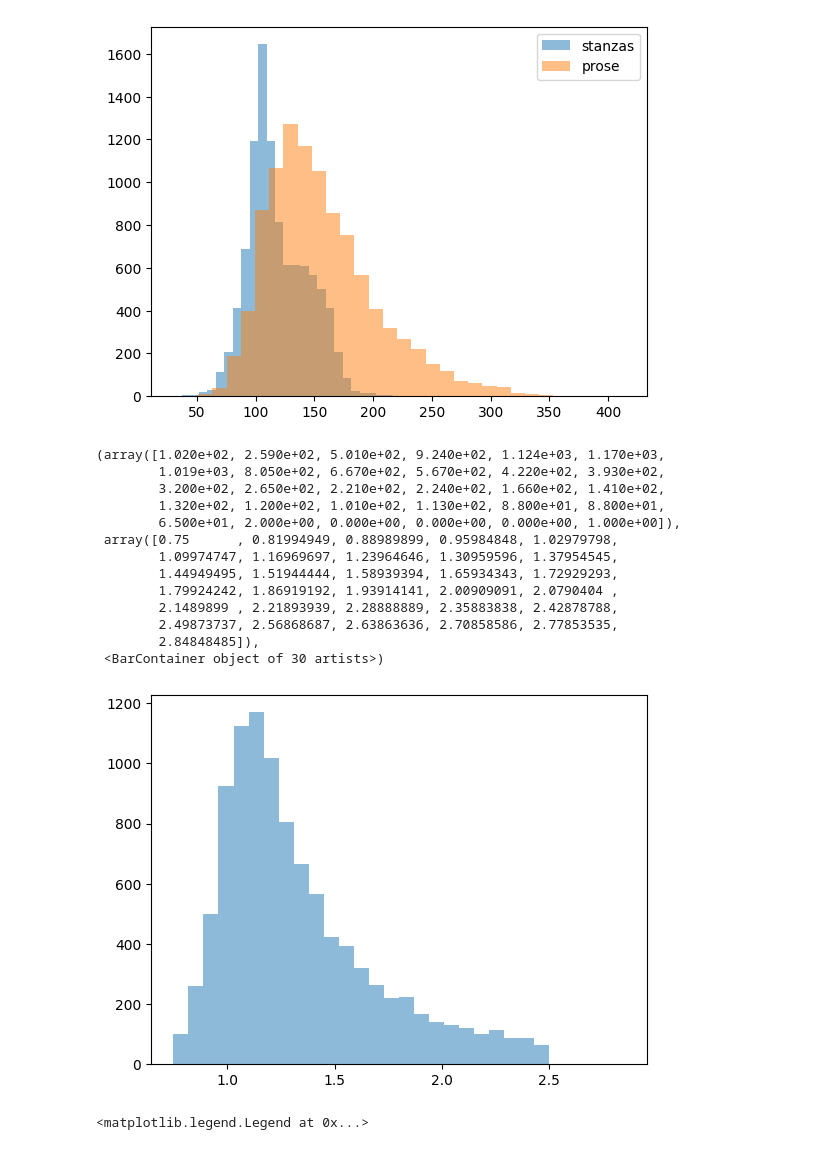
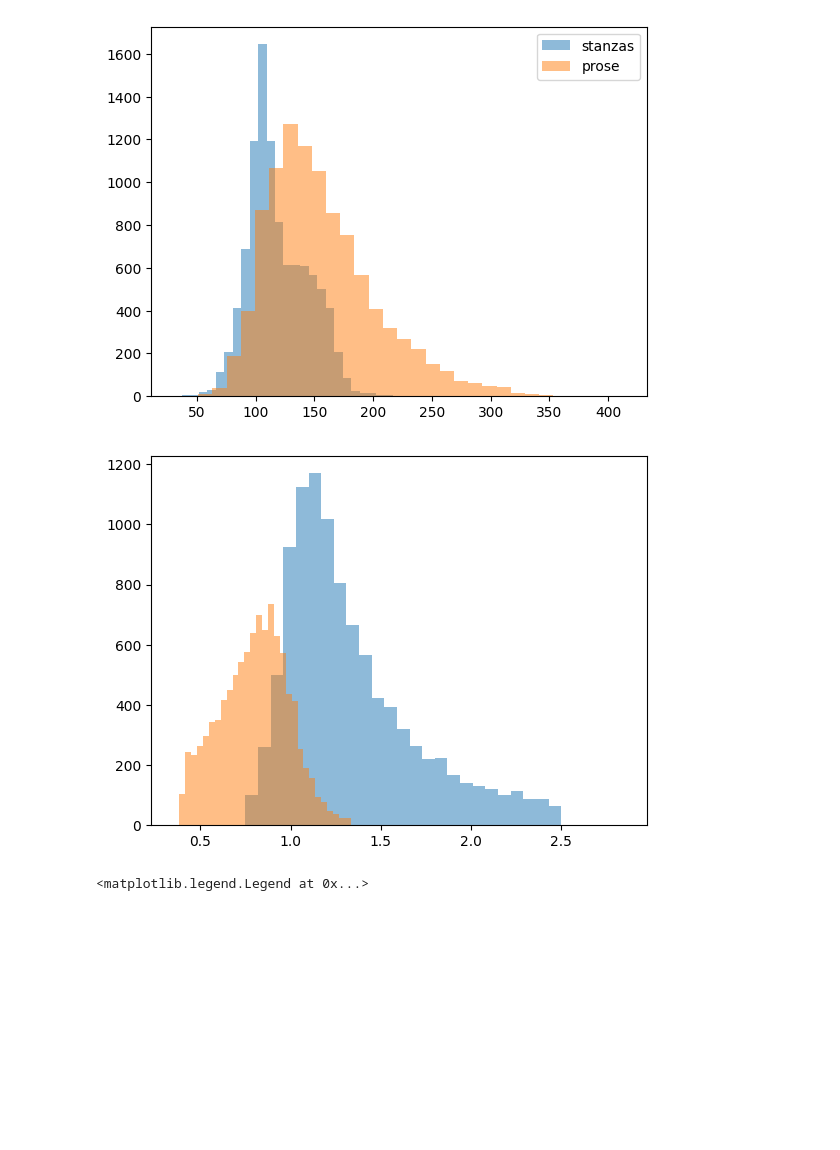
Before and after one commit to MarinaDistler/Prose-to-Poetry-RL, a Jupyter notebook: dataset-creation/check-metrics.ipynb, the cells around one changed output. Saved outputs shown, nothing was run; the diff lists cells and outputs as text; code cells hidden in the pictures; blank space fills up the shorter version.

```diff
--- a/dataset-creation/check-metrics.ipynb
+++ b/dataset-creation/check-metrics.ipynb
@@ -498,21 +576,10 @@ plt.legend()
 # %%
 
 plt.hist(df['len_input'] / df['len'], bins=30, alpha=0.5, label='prose')
+plt.hist(df['len'] / df['len_input'], bins=30, alpha=0.5, label='prose')
+plt.show()
 # %% [output]
-(array([1.020e+02, 2.590e+02, 5.010e+02, 9.240e+02, 1.124e+03, 1.170e+03,
-        1.019e+03, 8.050e+02, 6.670e+02, 5.670e+02, 4.220e+02, 3.930e+02,
-        3.200e+02, 2.650e+02, 2.210e+02, 2.240e+02, 1.660e+02, 1.410e+02,
-        1.320e+02, 1.200e+02, 1.010e+02, 1.130e+02, 8.800e+01, 8.800e+01,
-        6.500e+01, 2.000e+00, 0.000e+00, 0.000e+00, 0.000e+00, 1.000e+00]),
- array([0.75      , 0.81994949, 0.88989899, 0.95984848, 1.02979798,
-        1.09974747, 1.16969697, 1.23964646, 1.30959596, 1.37954545,
-        1.44949495, 1.51944444, 1.58939394, 1.65934343, 1.72929293,
-        1.79924242, 1.86919192, 1.93914141, 2.00909091, 2.0790404 ,
-        2.1489899 , 2.21893939, 2.28888889, 2.35883838, 2.42878788,
-        2.49873737, 2.56868687, 2.63863636, 2.70858586, 2.77853535,
-        2.84848485]),
- <BarContainer object of 30 artists>)
-[figure, old version]
+[figure, new version]
 # %%
 
 
```
Also changed, not shown: parts of 8 cells of this notebook.
